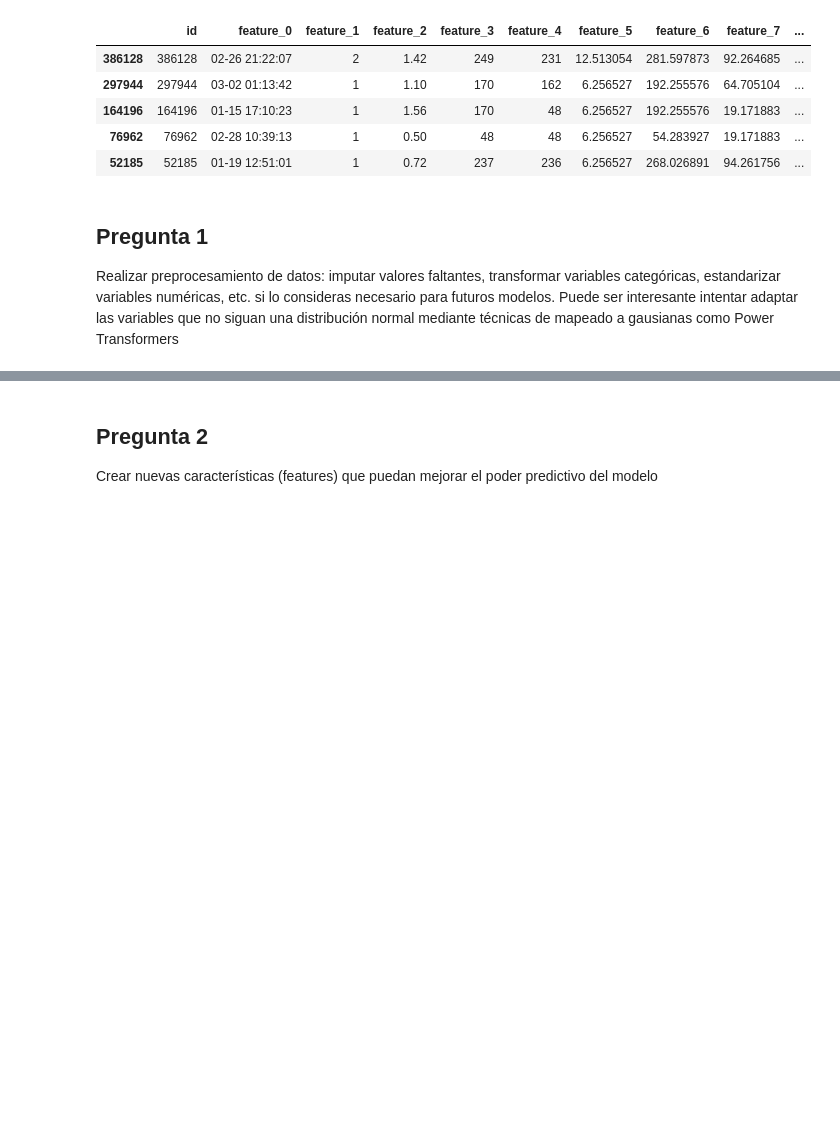
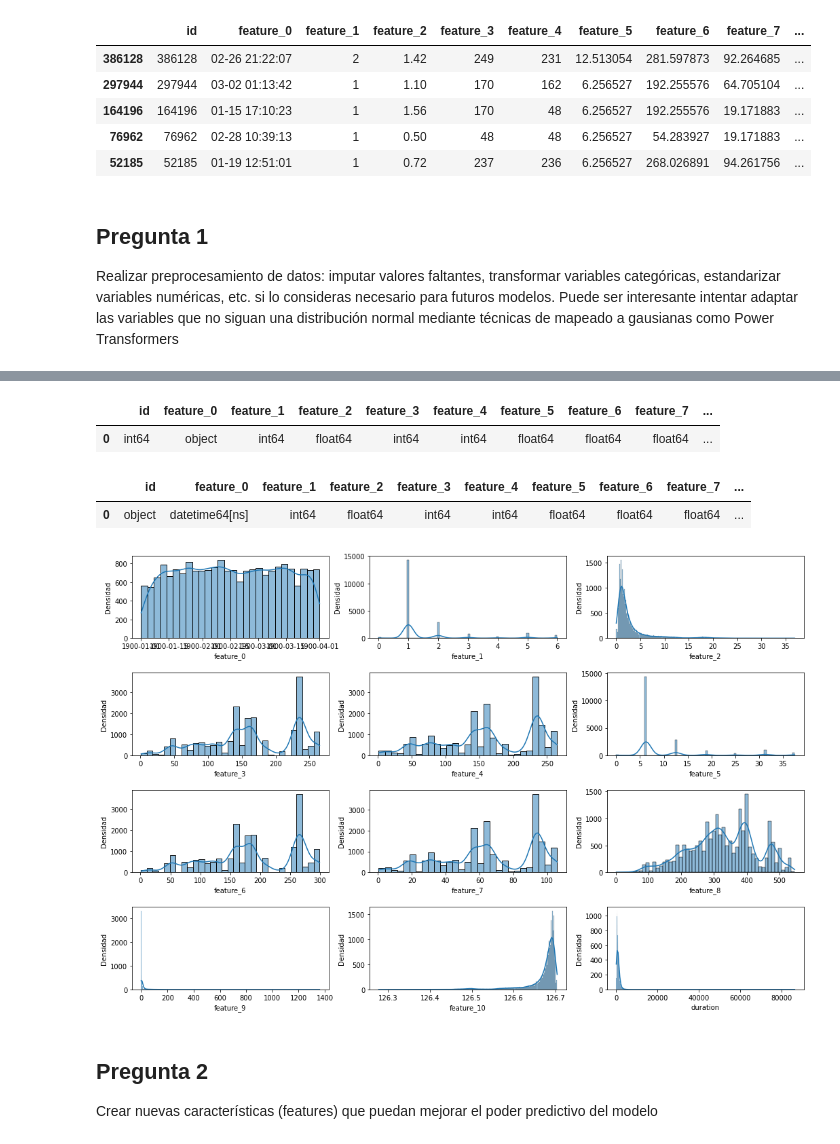
Before and after one commit to alvaropdr10/alvaro_2, a Jupyter notebook: practica_2.ipynb, the cells around one changed output, grey strips where cells are left out. Saved outputs shown, nothing was run; the diff lists cells and outputs as text; code cells hidden in the pictures; blank space fills up the shorter version.

```diff
--- a/practica_2.ipynb
+++ b/practica_2.ipynb
@@ -65,0 +86,36 @@ si lo consideras necesario para futuros modelos. Puede ser interesante intentar
+# %%
+# Detección de tipología de variables
+pd.DataFrame(uber_data.dtypes).T
+# %% [output]
+|  | id | feature_0 | feature_1 | feature_2 | feature_3 | feature_4 | feature_5 | feature_6 | feature_7 | ... |
+| 0 | int64 | object | int64 | float64 | int64 | int64 | float64 | float64 | float64 | ... |
+# %%
+# Cambio de tipología de variables
+
+uber_data['id'] = uber_data['id'].astype(str)
+uber_data['feature_0'] = pd.to_datetime(uber_data['feature_0'], format='%m-%d %H:%M:%S')
+pd.DataFrame(uber_data.dtypes).T
+# %% [output]
+|  | id | feature_0 | feature_1 | feature_2 | feature_3 | feature_4 | feature_5 | feature_6 | feature_7 | ... |
+| 0 | object | datetime64[ns] | int64 | float64 | int64 | int64 | float64 | float64 | float64 | ... |
+# %%
+# Detección de variables con distribuciones significativamente anormales
+
+variables = uber_data.drop('id', axis=1).columns
+num_cols = 3
+num_filas = (len(variables) - 1) // num_cols + 1
+fig, axes = plt.subplots(num_filas, num_cols, figsize=(15, 10))
+fig.tight_layout(pad=3)
+
+
+for i, variable in enumerate(variables):
+    fila = i // num_cols
+    col = i % num_cols
+    ax = axes[fila, col]
+    sns.histplot(uber_data[variable], kde=True, ax=ax)
+    ax.set_xlabel(variable)
+    ax.set_ylabel('Densidad')
+
+plt.show()
+# %% [output]
+[figure, added]
```
Also changed, not shown: parts of 3 cells of this notebook.
